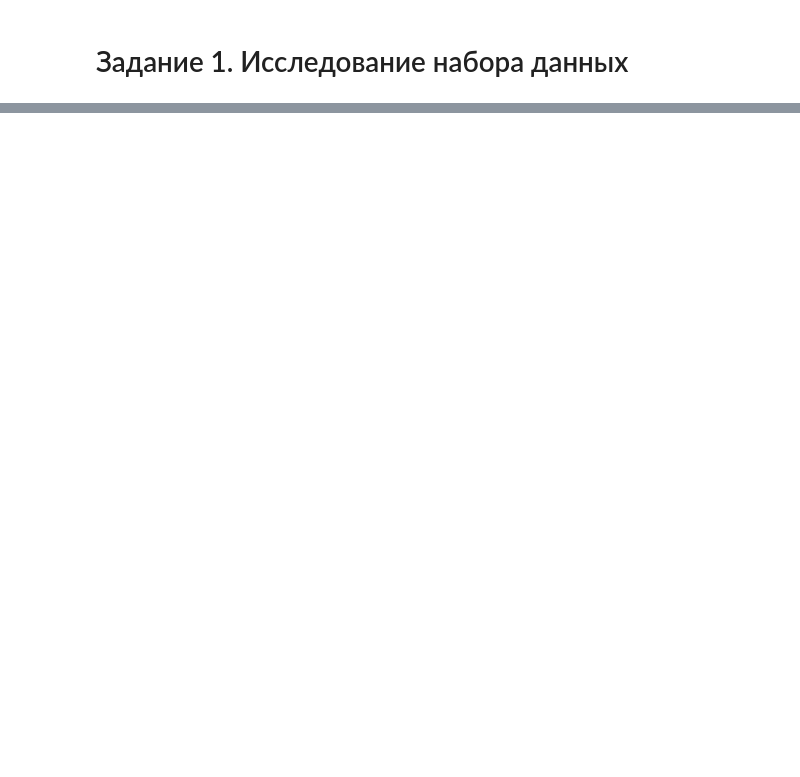
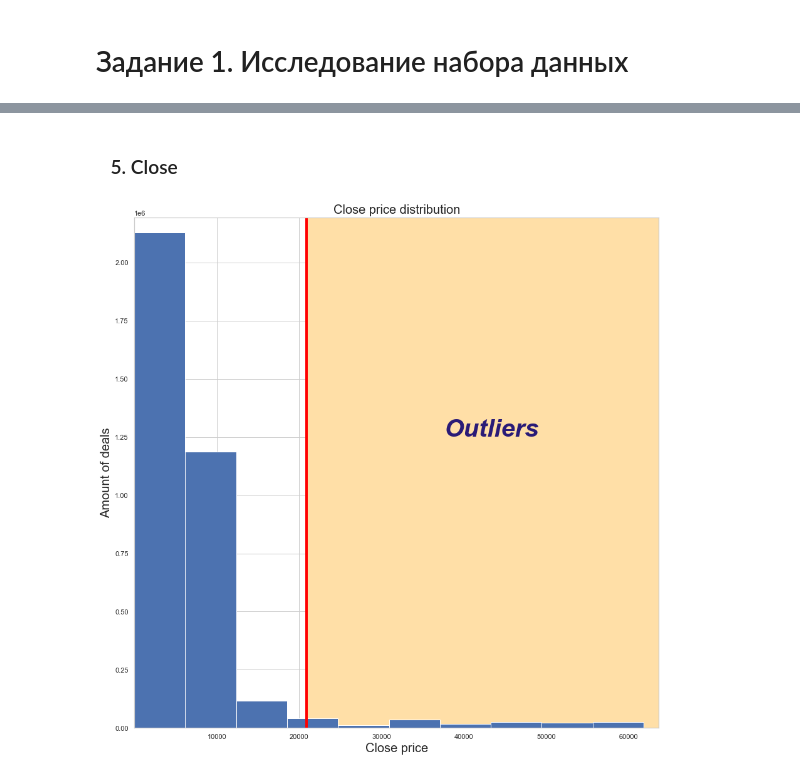
Before and after one commit to Xofrio/MachineLearning, a Jupyter notebook: Lab1/Lab1, 9893, Белов А. А..ipynb, the cells around one changed output, grey strips where cells are left out. Drawn from its saved outputs; the diff is of its cells as text; code cells hidden in the pictures; blank space fills up the shorter version.

```diff
--- a/Lab1/Lab1, 9893, Белов А. А..ipynb
+++ b/Lab1/Lab1, 9893, Белов А. А..ipynb
@@ -38,0 +321,39 @@
+# %% [markdown]
+### &emsp;5. Close
+# %%
+mean_close = df['Close'].mean()
+sd_close = df['Close'].std(ddof=1)
+Q3_close = df['Close'].quantile(0.75)
+b_u_close = Q3_close + 1.5 * (Q3_close - df['Close'].quantile(0.25))
+min_close = df['Close'].min()
+left_border_close = min_close * 0.97
+max_close = df['Close'].max()
+right_border_close = max_close * 1.03
+interval_close = (df['Close'].max() - df['Close'].min()) / 10
+maximum_close = len(df[df['Close'] <= min_close + interval_close])
+for i in range (1,10):
+    possible_max = len(df[(df['Close'] > min_close + i * interval_close)
+                        & (df['Close'] <= min_close + (i + 1) * interval_close)])
+    if maximum_close < possible_max:
+        maximum_close = possible_max
+ceil_close = maximum_close * 1.03
+amount_close = len(df['Close'])
+amount_na_close = df['Close'].isna().sum()
+amount_filled_close = len(df['Close']) - amount_na_close
+outliers_amount_close = len(df[df['Close'] > b_u_close])
+outliers_percent_close = outliers_amount_close * 100 / amount_filled_close
+non_outliers_amount_close = len(df[df['Close'] <= b_u_close])
+c_v_close = sd_close / mean_close
+
+plt.axis([left_border_close, right_border_close, 0, ceil_close])
+plt.xlabel('Close price', fontsize=20)
+plt.ylabel('Amount of deals', fontsize=20)
+plt.title('Close price distribution', fontsize=20)
+plt.plot([b_u_close - half_thicc, b_u_close - half_thicc], [0, ceil_close], lw=thicc, color="red")
+plt.gca().add_patch(patches.Rectangle((b_u_close,0), right_border_close - b_u_close, ceil_close, color="#FFDFA7"))
+plt.gca().text((right_border_close + b_u_close) / 2.25, ceil_close / 1.75, 'Outliers',
+               fontdict={'color':  '#2A1B77', 'weight': 'bold', 'size': 40, 'style': 'italic'})
+plt.grid(True)
+plt.hist(df['Close']);
+# %% [output]
+[figure, added]
```
Also changed, not shown: parts of 22 cells of this notebook.
